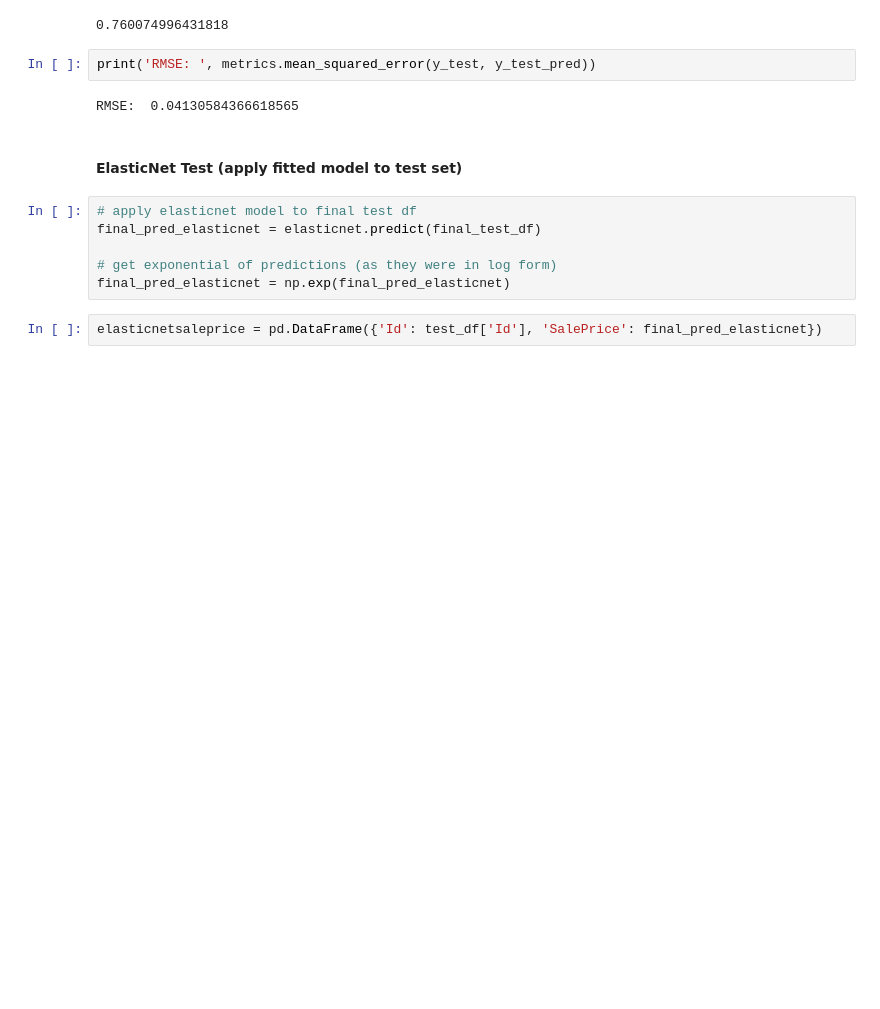
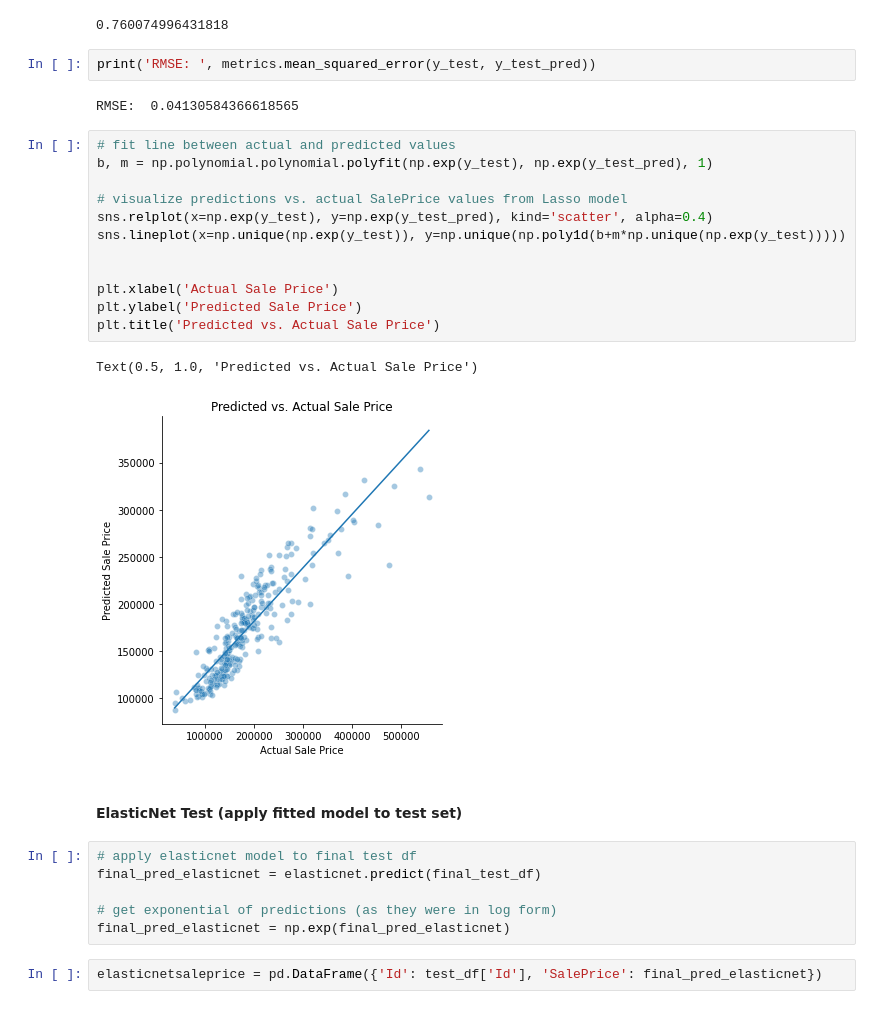
Before and after one commit to lkhart/kaggle_house_prices, a Jupyter notebook: regression_models.ipynb, the cells around one changed output. Saved outputs shown, nothing was run; the diff lists cells and outputs as text; blank space fills up the shorter version.

```diff
--- a/regression_models.ipynb
+++ b/regression_models.ipynb
@@ -337,6 +354,21 @@ print(metrics.r2_score(y_true=y_test, y_pred=y_test_pred))
 print('RMSE: ', metrics.mean_squared_error(y_test, y_test_pred))
 # %% [output]
 RMSE:  0.04130584366618565
+# %%
+# fit line between actual and predicted values
+b, m = np.polynomial.polynomial.polyfit(np.exp(y_test), np.exp(y_test_pred), 1)
+
+# visualize predictions vs. actual SalePrice values from Lasso model
+sns.relplot(x=np.exp(y_test), y=np.exp(y_test_pred), kind='scatter', alpha=0.4)
+sns.lineplot(x=np.unique(np.exp(y_test)), y=np.unique(np.poly1d(b+m*np.unique(np.exp(y_test)))))
+
+
+plt.xlabel('Actual Sale Price')
+plt.ylabel('Predicted Sale Price')
+plt.title('Predicted vs. Actual Sale Price')
+# %% [output]
+Text(0.5, 1.0, 'Predicted vs. Actual Sale Price')
+[figure, added]
 # %% [markdown]
 #### ElasticNet Test (apply fitted model to test set)
 # %%
```
Also changed, not shown: parts of 18 cells of this notebook.
